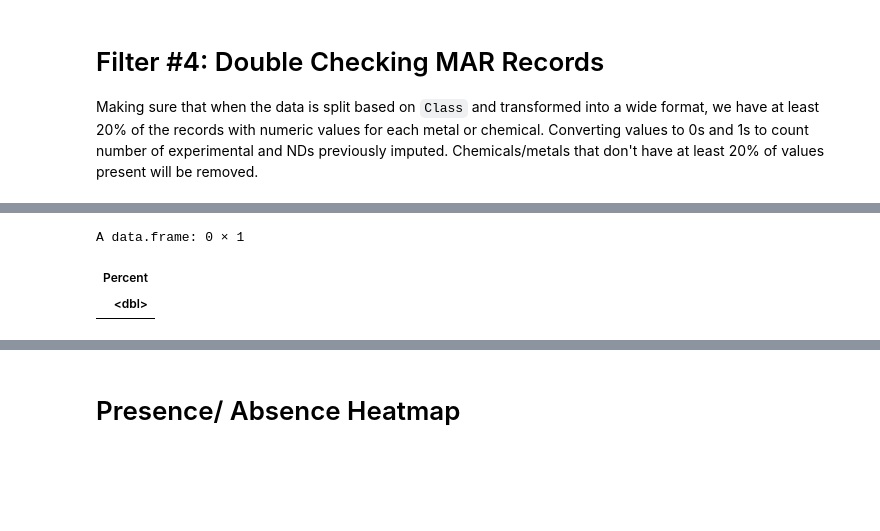
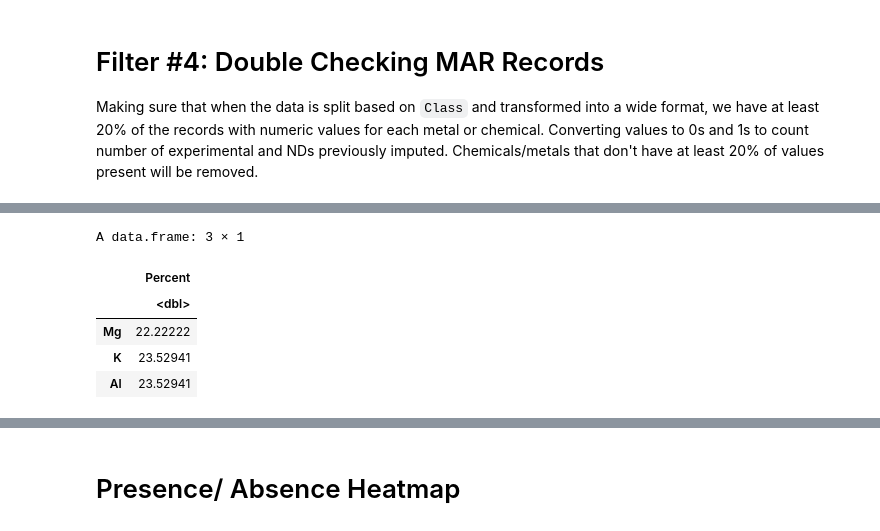
Before and after one commit to UNC-CEMALB/P1015.-Wildfire_Suffcient_Similiarity, a Jupyter notebook: 1. Data Processing/Data Processing.ipynb, the cells around one changed output, grey strips where cells are left out. Drawn from its saved outputs; the diff is of its cells as text; code cells hidden in the pictures; blank space fills up the shorter version.

```diff
--- a/1. Data Processing/Data Processing.ipynb
+++ b/1. Data Processing/Data Processing.ipynb
@@ -607,37 +607,40 @@ A tibble: 6 × 33
 # %%
 data_percentage = function(wider_dataset){
     # """
     # Calculating the studies or metals/chemicals with less than or equal to 20% of experimental data.
 
     # :param: wide dataframe
     # :output: a list that contains a dataframe of metals/chemicals and a dataframe of studies
 
     # """
 
     # converting values to 0s and 1s
     summed_df = wider_dataset %>%
         mutate(across(7:ncol(wider_dataset), ~ifelse(is.na(.x), 0, 1)))
 
     # identifying metals/chemicals w/ =< 20% of experimental data
     var_percentage_df = data.frame(Percent = colSums(summed_df[,7:ncol(summed_df)])/nrow(summed_df) * 100) %>%
-        filter(Percent <= 20)
+        filter(Percent <= 25)
     # identifying studies w/ =< 20% of experimental data
     study_percentage_df = data.frame(HAWC_ID = wider_dataset$HAWC_ID,
                                      Percent = rowSums(summed_df[,7:ncol(summed_df)])/ncol(summed_df) * 100) %>%
-        filter(Percent <= 20)
+        filter(Percent <= 25)
 
     return(list(var_percentage_df, study_percentage_df))
 }
 
 # calling fn
 percentage_vol_df = data_percentage(wider_vol_df)
 percentage_weight_df = data_percentage(wider_weight_df)
 
 head(percentage_weight_df[[1]])
 # %% [output]
-A data.frame: 0 × 1
+A data.frame: 3 × 1
-| Percent |
-| <dbl> |
+|  | Percent |
+|  | <dbl> |
+| Mg | 22.22222 |
+| K | 23.52941 |
+| Al | 23.52941 |
 # %%
 # removing those metals/chemicals & studies from the OG df
 preimputed_vol_df = wider_vol_df[,colnames(wider_vol_df) %notin% rownames(percentage_vol_df[[1]])]
```
Also changed, not shown: parts of 8 cells of this notebook.
